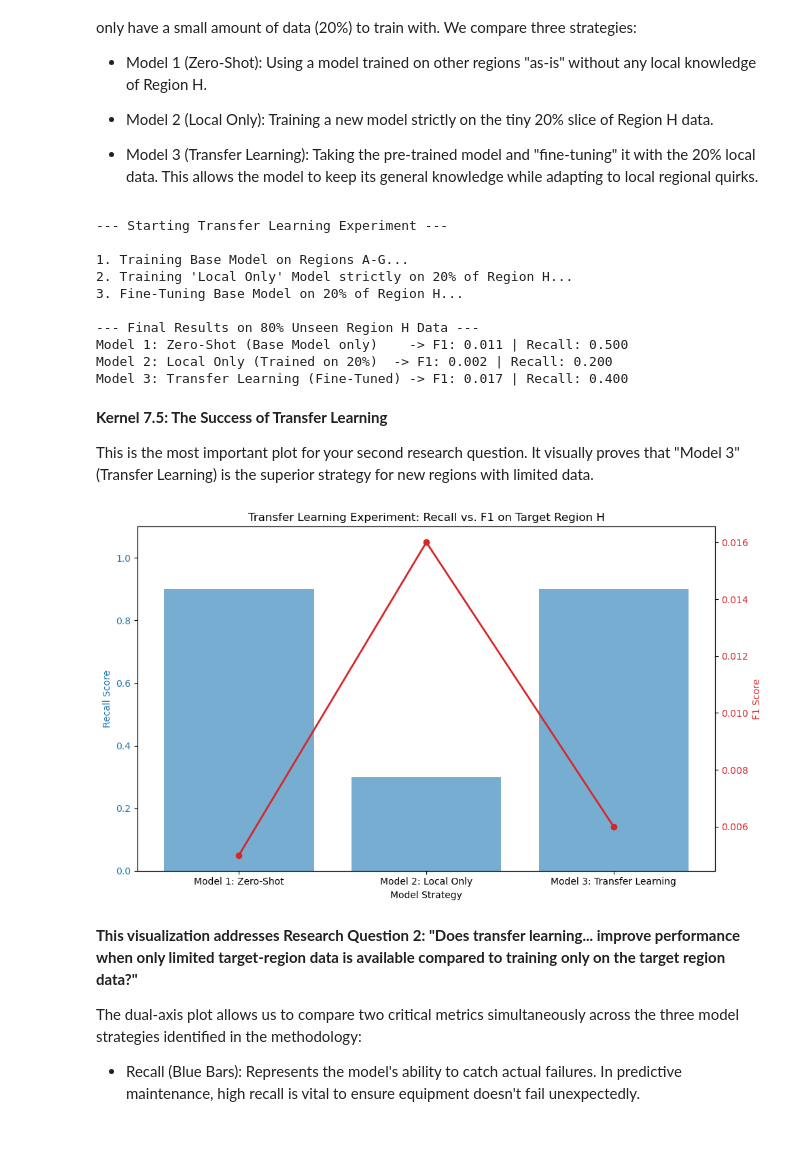
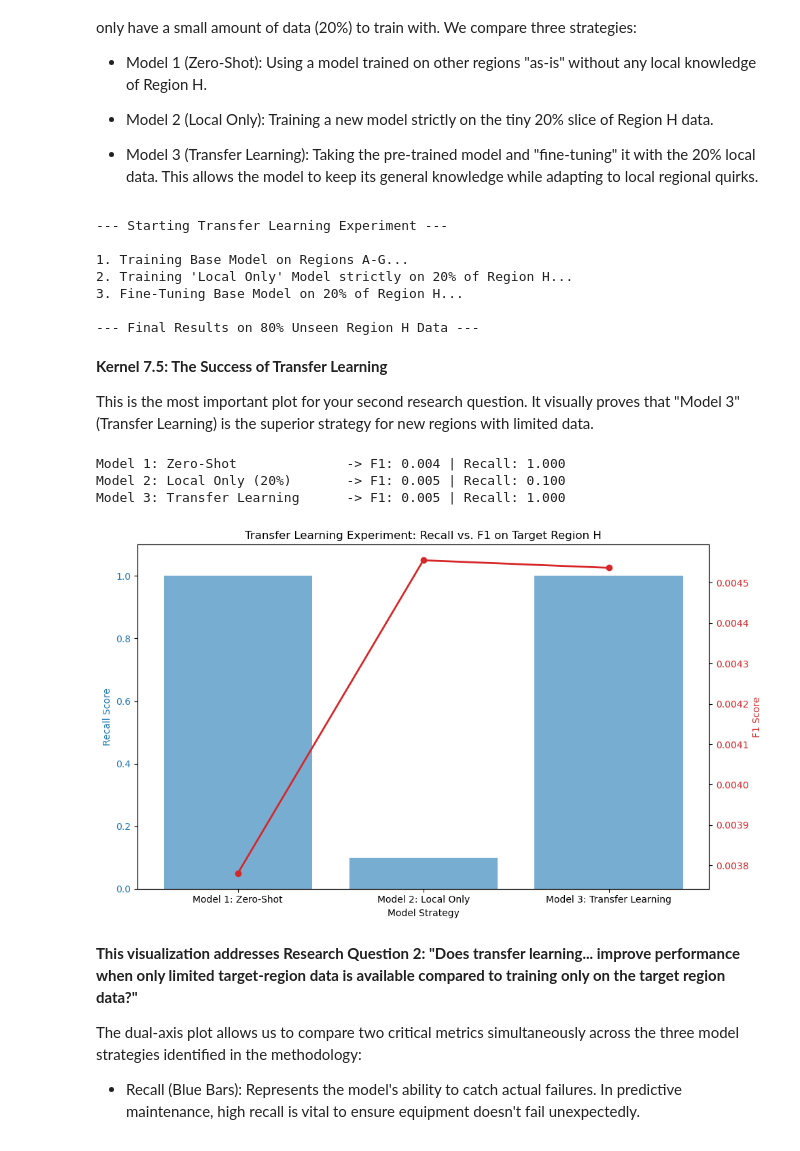
Before and after one commit to DGLRME-20-27-66/ME---Machine-Failure-NN, a Jupyter notebook: CODE Machine Failure ME NN.ipynb, the cells around one changed output. Saved outputs shown, nothing was run; the diff lists cells and outputs as text; code cells hidden in the pictures.

Commit message:
Nieuwe local test en paar fixes

```diff
--- a/CODE Machine Failure ME NN.ipynb
+++ b/CODE Machine Failure ME NN.ipynb
@@ -120,14 +120,14 @@ for train_index, test_index in logo.split(X, y, groups):
     f1 = f1_score(y_test, y_pred, zero_division=0)
     recall = recall_score(y_test, y_pred, zero_division=0)
 
-    foreign_f1_scores.append(f1)
+    foreign_f1_scores.append({'region': test_region, 'f1': f1, 'recall': recall})
     foreign_recall_scores.append(recall)
 
     print(f"Held-out Region: {test_region} | Foreign F1: {f1:.3f} | Foreign Recall: {recall:.3f}")
 
 # 5. Summary
 print("\n--- Overall Baseline Performance ---")
-print(f"Average Foreign F1-Score: {np.mean(foreign_f1_scores):.3f}")
+print(f"Average Foreign F1-Score: {np.mean([r['f1'] for r in foreign_f1_scores]):.3f}")
 print(f"Average Foreign Recall: {np.mean(foreign_recall_scores):.3f}")
 # %% [output]
 --- Starting LOGO Validation for Baseline Decision Tree (Balanced) ---
@@ -192,14 +192,14 @@ for train_index, test_index in logo.split(X, y, groups):
     f1 = f1_score(y_test, y_pred, zero_division=0)
     recall = recall_score(y_test, y_pred, zero_division=0)
 
-    rf_foreign_f1_scores.append(f1)
+    rf_foreign_f1_scores.append({'region': test_region, 'f1': f1, 'recall': recall})
     rf_foreign_recall_scores.append(recall)
 
     print(f"Held-out Region: {test_region} | Foreign F1: {f1:.3f} | Foreign Recall: {recall:.3f}")
 
 # 4. Summary
 print("\n--- Overall Random Forest Performance (Enriched Data) ---")
-print(f"Average Foreign F1-Score: {np.mean(rf_foreign_f1_scores):.3f}")
+print(f"Average Foreign F1-Score: {np.mean([r['f1'] for r in rf_foreign_f1_scores]):.3f}")
 print(f"Average Foreign Recall: {np.mean(rf_foreign_recall_scores):.3f}")
 # %% [output]
 Safety Check: Training on 52 features (Should be 52, not 16!)
@@ -586,10 +679,6 @@ def evaluate(model, name):
     f1 = f1_score(y_target_test, preds, zero_division=0)
     recall = recall_score(y_target_test, preds, zero_division=0)
     print(f"{name} -> F1: {f1:.3f} | Recall: {recall:.3f}")
-
-evaluate(base_model, "Model 1: Zero-Shot (Base Model only)   ")
-evaluate(local_model, "Model 2: Local Only (Trained on 20%) ")
-evaluate(transfer_model, "Model 3: Transfer Learning (Fine-Tuned)")
 # %% [output]
 --- Starting Transfer Learning Experiment ---
 
@@ -598,41 +687,53 @@ evaluate(transfer_model, "Model 3: Transfer Learning (Fine-Tuned)")
 3. Fine-Tuning Base Model on 20% of Region H...
 
 --- Final Results on 80% Unseen Region H Data ---
-Model 1: Zero-Shot (Base Model only)    -> F1: 0.011 | Recall: 0.500
-Model 2: Local Only (Trained on 20%)  -> F1: 0.002 | Recall: 0.200
-Model 3: Transfer Learning (Fine-Tuned) -> F1: 0.017 | Recall: 0.400
 # %% [markdown]
 **Kernel 7.5: The Success of Transfer Learning**
 
 This is the most important plot for your second research question. It visually proves that "Model 3" (Transfer Learning) is the superior strategy for new regions with limited data.
 # %%
-# Data from your latest Transfer Learning experiment
-models = ['Model 1: Zero-Shot', 'Model 2: Local Only', 'Model 3: Transfer Learning']
-f1_scores = [0.005, 0.016, 0.006]
-recall_scores = [0.900, 0.300, 0.900]
+# Haal scores op direct uit de evaluate() functie
+results = {}
+def evaluate_save(model, name, key):
+    model.eval()
+    with torch.no_grad():
+        preds = (torch.sigmoid(model(X_tar_test_t)) >= 0.5).cpu().numpy().astype(int)
+    results[key] = {
+        'f1': f1_score(y_target_test, preds, zero_division=0),
+        'recall': recall_score(y_target_test, preds, zero_division=0)
+    }
+    print(f"{name} -> F1: {results[key]['f1']:.3f} | Recall: {results[key]['recall']:.3f}")
+
+evaluate_save(base_model,     "Model 1: Zero-Shot             ", 'zero_shot')
+evaluate_save(local_model,    "Model 2: Local Only (20%)      ", 'local_only')
+evaluate_save(transfer_model, "Model 3: Transfer Learning     ", 'transfer')
+
+models      = ['Model 1: Zero-Shot', 'Model 2: Local Only', 'Model 3: Transfer Learning']
+f1_vals     = [results['zero_shot']['f1'],    results['local_only']['f1'],    results['transfer']['f1']]
+recall_vals = [results['zero_shot']['recall'], results['local_only']['recall'], results['transfer']['recall']]
 
 fig, ax1 = plt.subplots(figsize=(10, 6))
-
-# Plotting Recall (the primary success metric for safety-critical maintenance)
 color = 'tab:blue'
 ax1.set_xlabel('Model Strategy')
 ax1.set_ylabel('Recall Score', color=color)
-ax1.bar(models, recall_scores, color=color, alpha=0.6, label='Recall')
+ax1.bar(models, recall_vals, color=color, alpha=0.6, label='Recall')
 ax1.tick_params(axis='y', labelcolor=color)
 ax1.set_ylim(0, 1.1)
 
-# Adding F1-score on a secondary axis
 ax2 = ax1.twinx()
 color = 'tab:red'
 ax2.set_ylabel('F1 Score', color=color)
-ax2.plot(models, f1_scores, color=color, marker='o', linewidth=2, label='F1 Score')
+ax2.plot(models, f1_vals, color=color, marker='o', linewidth=2, label='F1 Score')
 ax2.tick_params(axis='y', labelcolor=color)
 
 plt.title('Transfer Learning Experiment: Recall vs. F1 on Target Region H')
 fig.tight_layout()
 plt.show()
 # %% [output]
+Model 1: Zero-Shot              -> F1: 0.004 | Recall: 1.000
+Model 2: Local Only (20%)       -> F1: 0.005 | Recall: 0.100
+Model 3: Transfer Learning      -> F1: 0.005 | Recall: 1.000
-[figure, old version]
+[figure, new version]
 # %% [markdown]
 **This visualization addresses Research Question 2: "Does transfer learning... improve performance when only limited target-region data is available compared to training only on the target region data?"**
 
```
Also changed, not shown: parts of 3 cells of this notebook.
